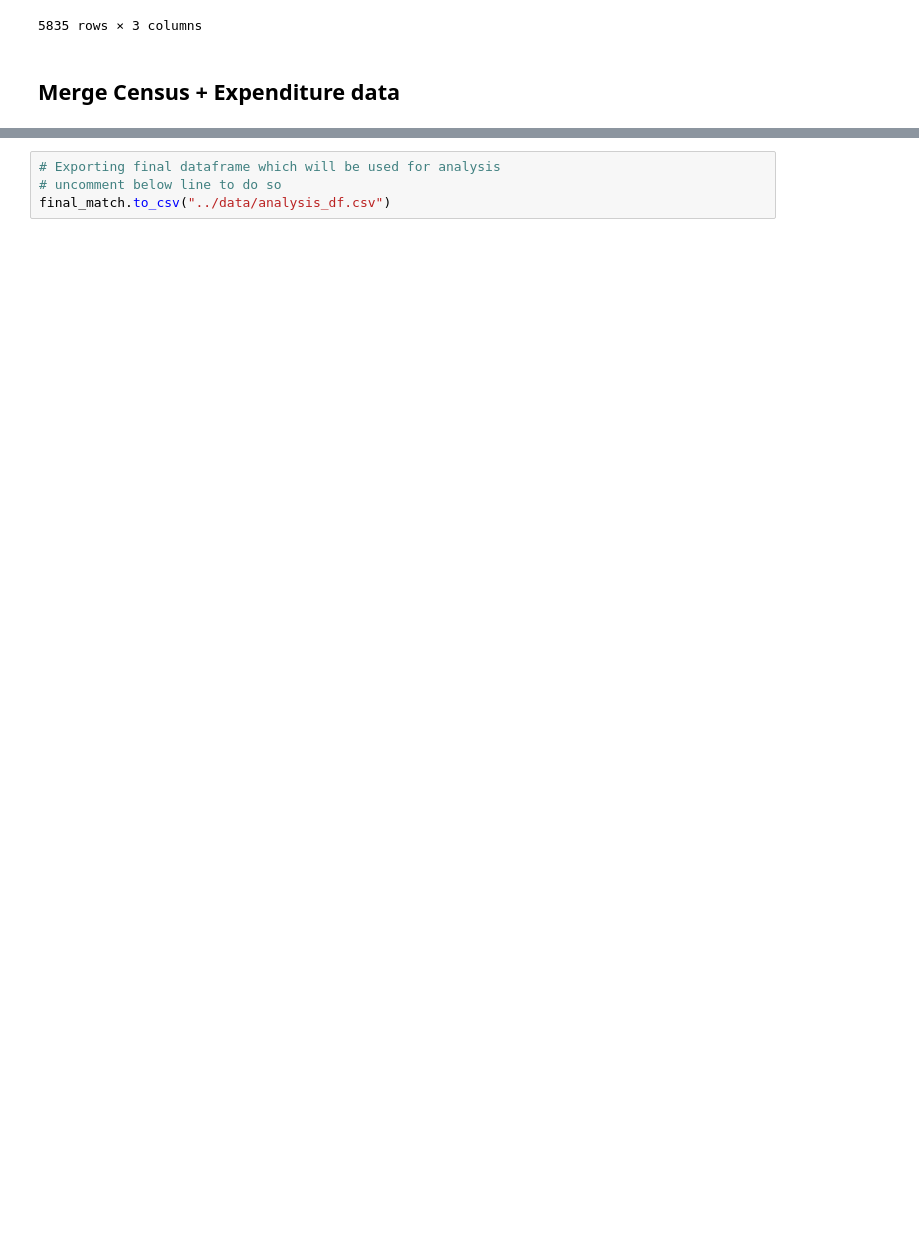
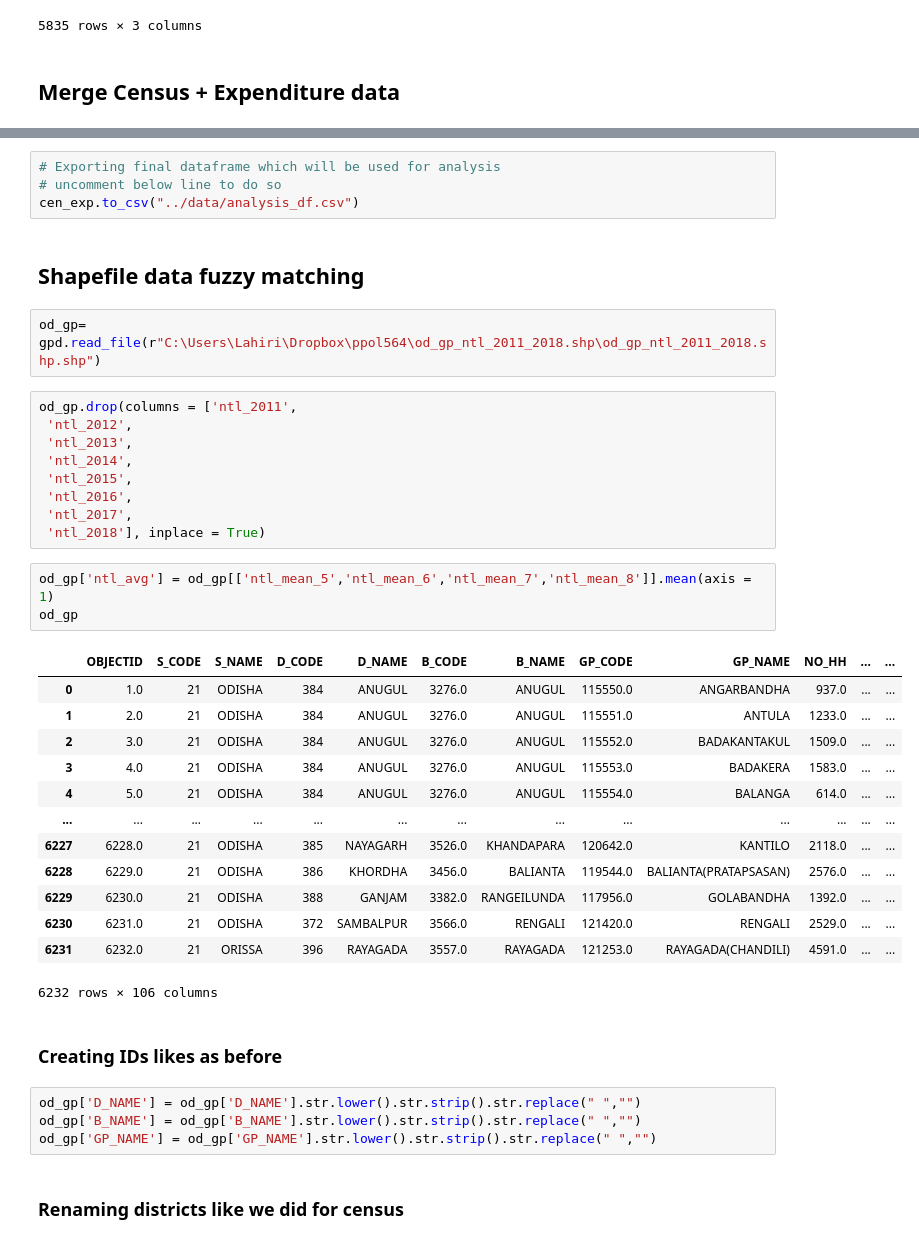
Before and after one commit to AyushLahiri/Pred-Govt-Expeniture-Odisha, a Jupyter notebook: code/01_cleaning.ipynb, the cells around one changed output, grey strips where cells are left out. Drawn from its saved outputs; the diff is of its cells as text; blank space fills up the shorter version.

```diff
--- a/code/01_cleaning.ipynb
+++ b/code/01_cleaning.ipynb
@@ -579,4 +631,42 @@ merged_normal.shape
 # %%
 # Exporting final dataframe which will be used for analysis
 # uncomment below line to do so
-final_match.to_csv("../data/analysis_df.csv")
+cen_exp.to_csv("../data/analysis_df.csv")
+# %% [markdown]
+## Shapefile data fuzzy matching
+# %%
+od_gp= gpd.read_file(r"C:\Users\Lahiri\Dropbox\ppol564\od_gp_ntl_2011_2018.shp\od_gp_ntl_2011_2018.shp.shp")
+# %%
+od_gp.drop(columns = ['ntl_2011',
+ 'ntl_2012',
+ 'ntl_2013',
+ 'ntl_2014',
+ 'ntl_2015',
+ 'ntl_2016',
+ 'ntl_2017',
+ 'ntl_2018'], inplace = True)
+# %%
+od_gp['ntl_avg'] = od_gp[['ntl_mean_5','ntl_mean_6','ntl_mean_7','ntl_mean_8']].mean(axis = 1)
+od_gp
+# %% [output]
+|  | OBJECTID | S_CODE | S_NAME | D_CODE | D_NAME | B_CODE | B_NAME | GP_CODE | GP_NAME | NO_HH | ... | ... |
+| 0 | 1.0 | 21 | ODISHA | 384 | ANUGUL | 3276.0 | ANUGUL | 115550.0 | ANGARBANDHA | 937.0 | ... | ... |
+| 1 | 2.0 | 21 | ODISHA | 384 | ANUGUL | 3276.0 | ANUGUL | 115551.0 | ANTULA | 1233.0 | ... | ... |
+| 2 | 3.0 | 21 | ODISHA | 384 | ANUGUL | 3276.0 | ANUGUL | 115552.0 | BADAKANTAKUL | 1509.0 | ... | ... |
+| 3 | 4.0 | 21 | ODISHA | 384 | ANUGUL | 3276.0 | ANUGUL | 115553.0 | BADAKERA | 1583.0 | ... | ... |
+| 4 | 5.0 | 21 | ODISHA | 384 | ANUGUL | 3276.0 | ANUGUL | 115554.0 | BALANGA | 614.0 | ... | ... |
+| ... | ... | ... | ... | ... | ... | ... | ... | ... | ... | ... | ... | ... |
+| 6227 | 6228.0 | 21 | ODISHA | 385 | NAYAGARH | 3526.0 | KHANDAPARA | 120642.0 | KANTILO | 2118.0 | ... | ... |
+| 6228 | 6229.0 | 21 | ODISHA | 386 | KHORDHA | 3456.0 | BALIANTA | 119544.0 | BALIANTA(PRATAPSASAN) | 2576.0 | ... | ... |
+| 6229 | 6230.0 | 21 | ODISHA | 388 | GANJAM | 3382.0 | RANGEILUNDA | 117956.0 | GOLABANDHA | 1392.0 | ... | ... |
+| 6230 | 6231.0 | 21 | ODISHA | 372 | SAMBALPUR | 3566.0 | RENGALI | 121420.0 | RENGALI | 2529.0 | ... | ... |
+| 6231 | 6232.0 | 21 | ORISSA | 396 | RAYAGADA | 3557.0 | RAYAGADA | 121253.0 | RAYAGADA(CHANDILI) | 4591.0 | ... | ... |
+6232 rows × 106 columns
+# %% [markdown]
+### Creating IDs likes as before
+# %%
+od_gp['D_NAME'] = od_gp['D_NAME'].str.lower().str.strip().str.replace(" ","")
+od_gp['B_NAME'] = od_gp['B_NAME'].str.lower().str.strip().str.replace(" ","")
+od_gp['GP_NAME'] = od_gp['GP_NAME'].str.lower().str.strip().str.replace(" ","")
+# %% [markdown]
+### Renaming districts like we did for census
```
Also changed, not shown: parts of 30 cells of this notebook, 3 other files.
